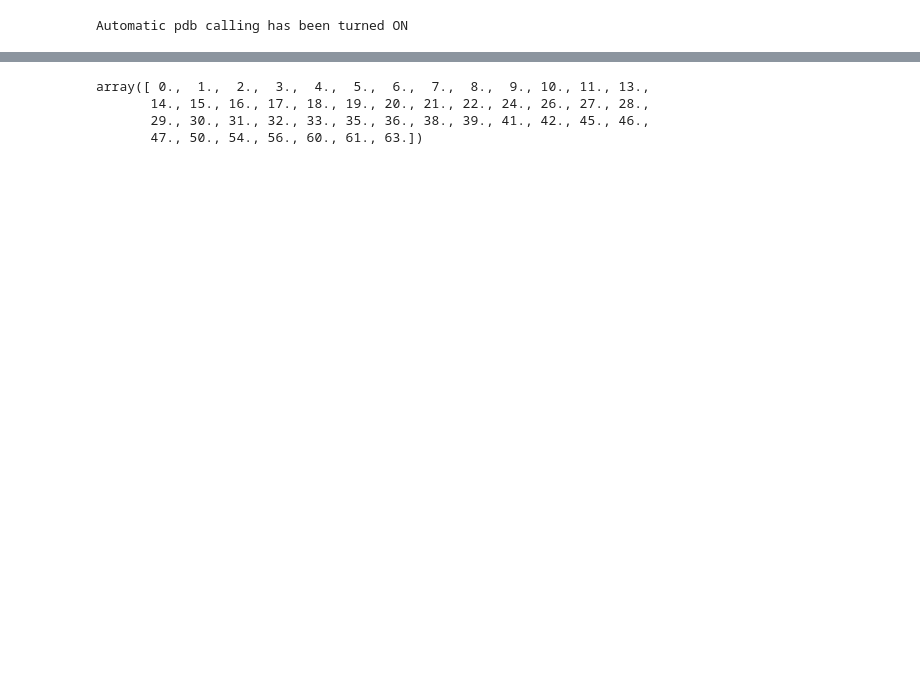
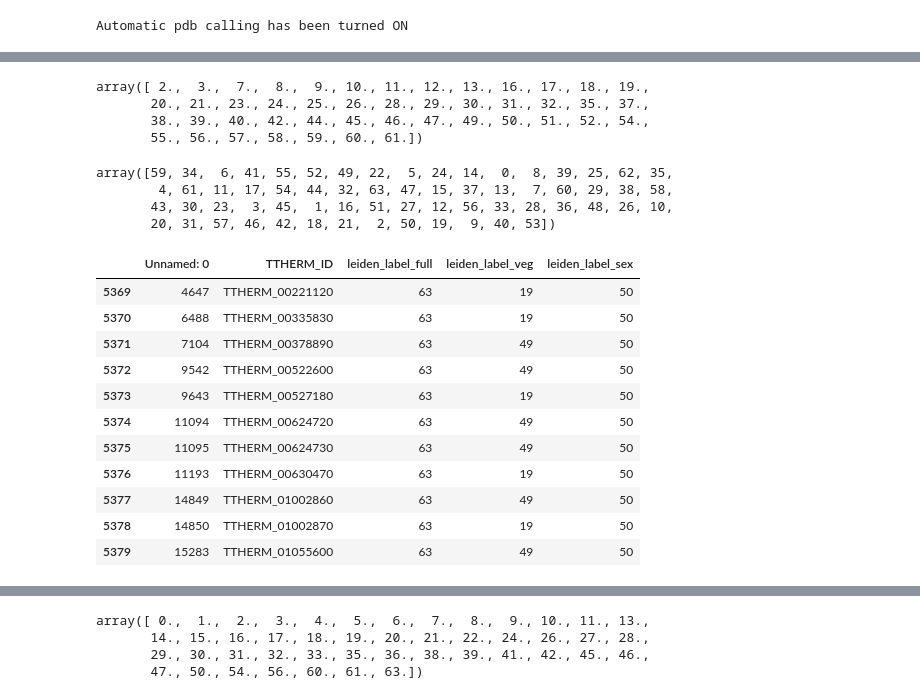
Before and after one commit to ltsypin/TGNE-2022, a Jupyter notebook: TGNE/enrichment/enrichment.ipynb, the cells around one changed output, grey strips where cells are left out. Drawn from its saved outputs; the diff is of its cells as text; code cells hidden in the pictures; blank space fills up the shorter version.

```diff
--- a/TGNE/enrichment/enrichment.ipynb
+++ b/TGNE/enrichment/enrichment.ipynb
@@ -263,4 +273,4 @@ def get_enrichment_df(lldf, phases, background_annotation, term_columns=['COG_ca
 # %%
 complete_annotation = pd.read_csv('../eggnog/complete_eggnog_annotation.csv')
 # %%
-lldf = pd.read_csv('../embedding/leiden_label_df_round_1.csv')
+lldf_nn3 = pd.read_csv('../embedding/test_nn3_leiden_label_df_round_1_rearranged.csv')
@@ -274,0 +303,29 @@ enrich_full_nn2 = get_enrichment_df(lldf_nn2, 'full', complete_annotation, outfi
+# %%
+enrich_full_nn3['module'].unique()
+# %% [output]
+array([ 2.,  3.,  7.,  8.,  9., 10., 11., 12., 13., 16., 17., 18., 19.,
+       20., 21., 23., 24., 25., 26., 28., 29., 30., 31., 32., 35., 37.,
+       38., 39., 40., 42., 44., 45., 46., 47., 49., 50., 51., 52., 54.,
+       55., 56., 57., 58., 59., 60., 61.])
+# %%
+lldf_nn3['leiden_label_full'].unique()
+# %% [output]
+array([59, 34,  6, 41, 55, 52, 49, 22,  5, 24, 14,  0,  8, 39, 25, 62, 35,
+        4, 61, 11, 17, 54, 44, 32, 63, 47, 15, 37, 13,  7, 60, 29, 38, 58,
+       43, 30, 23,  3, 45,  1, 16, 51, 27, 12, 56, 33, 28, 36, 48, 26, 10,
+       20, 31, 57, 46, 42, 18, 21,  2, 50, 19,  9, 40, 53])
+# %%
+lldf_nn3.loc[lldf_nn3['leiden_label_full'] == 63]
+# %% [output]
+|  | Unnamed: 0 | TTHERM_ID | leiden_label_full | leiden_label_veg | leiden_label_sex |
+| 5369 | 4647 | TTHERM_00221120 | 63 | 19 | 50 |
+| 5370 | 6488 | TTHERM_00335830 | 63 | 19 | 50 |
+| 5371 | 7104 | TTHERM_00378890 | 63 | 49 | 50 |
+| 5372 | 9542 | TTHERM_00522600 | 63 | 49 | 50 |
+| 5373 | 9643 | TTHERM_00527180 | 63 | 19 | 50 |
+| 5374 | 11094 | TTHERM_00624720 | 63 | 49 | 50 |
+| 5375 | 11095 | TTHERM_00624730 | 63 | 49 | 50 |
+| 5376 | 11193 | TTHERM_00630470 | 63 | 19 | 50 |
+| 5377 | 14849 | TTHERM_01002860 | 63 | 49 | 50 |
+| 5378 | 14850 | TTHERM_01002870 | 63 | 19 | 50 |
+| 5379 | 15283 | TTHERM_01055600 | 63 | 49 | 50 |
```
Also changed, not shown: parts of 16 cells of this notebook, 1 other file.
